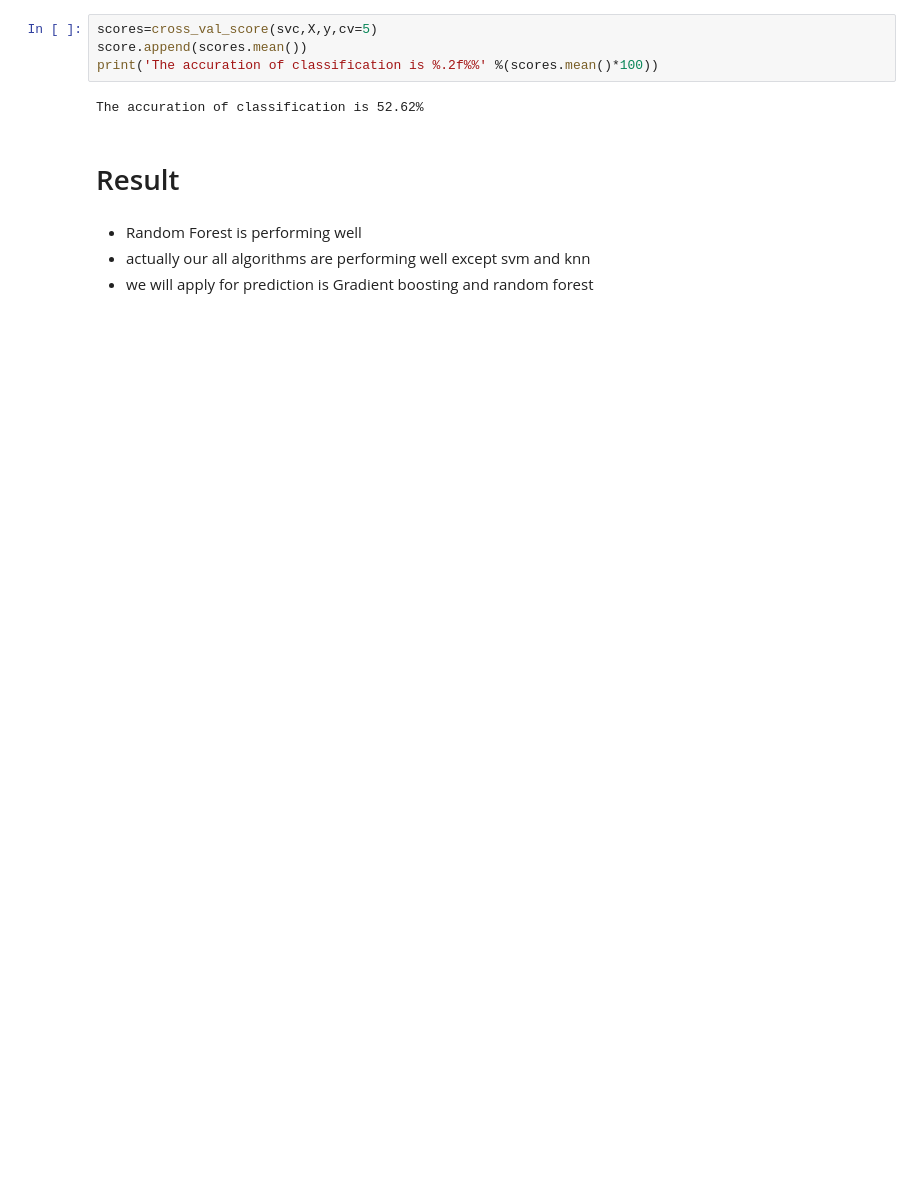
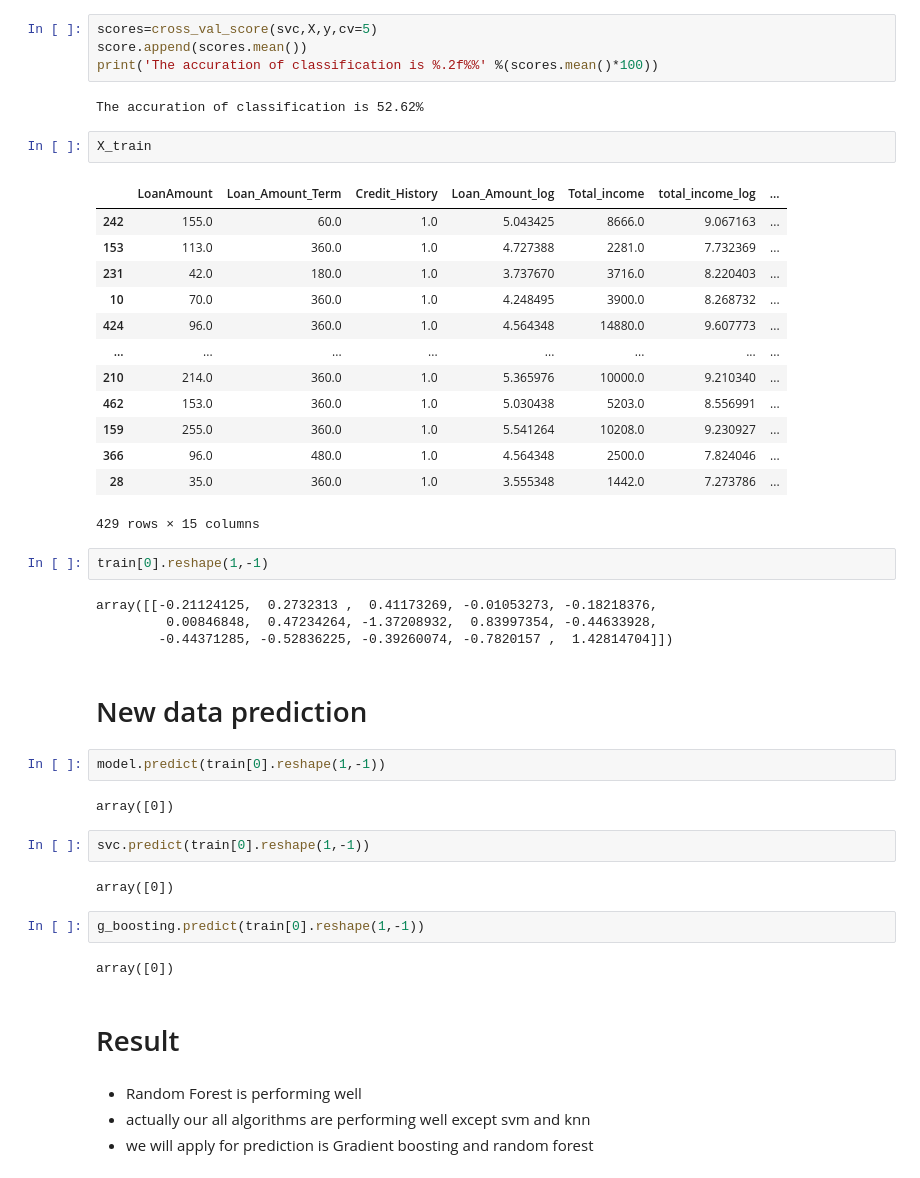
Before and after one commit to Rajesh1patil/Loan-Approval-Prediction, a Jupyter notebook: loan-approval-prediction.ipynb, the cells around one changed output. Drawn from its saved outputs; the diff is of its cells as text; blank space fills up the shorter version.

Commit message:
Kaggle Notebook | Loan Approval Prediction | Version 2

```diff
--- a/loan-approval-prediction.ipynb
+++ b/loan-approval-prediction.ipynb
@@ -585,6 +585,42 @@ score.append(scores.mean())
 print('The accuration of classification is %.2f%%' %(scores.mean()*100))
 # %% [output]
 The accuration of classification is 52.62%
+# %%
+X_train
+# %% [output]
+|  | LoanAmount | Loan_Amount_Term | Credit_History | Loan_Amount_log | Total_income | total_income_log | ... |
+| 242 | 155.0 | 60.0 | 1.0 | 5.043425 | 8666.0 | 9.067163 | ... |
+| 153 | 113.0 | 360.0 | 1.0 | 4.727388 | 2281.0 | 7.732369 | ... |
+| 231 | 42.0 | 180.0 | 1.0 | 3.737670 | 3716.0 | 8.220403 | ... |
+| 10 | 70.0 | 360.0 | 1.0 | 4.248495 | 3900.0 | 8.268732 | ... |
+| 424 | 96.0 | 360.0 | 1.0 | 4.564348 | 14880.0 | 9.607773 | ... |
+| ... | ... | ... | ... | ... | ... | ... | ... |
+| 210 | 214.0 | 360.0 | 1.0 | 5.365976 | 10000.0 | 9.210340 | ... |
+| 462 | 153.0 | 360.0 | 1.0 | 5.030438 | 5203.0 | 8.556991 | ... |
+| 159 | 255.0 | 360.0 | 1.0 | 5.541264 | 10208.0 | 9.230927 | ... |
+| 366 | 96.0 | 480.0 | 1.0 | 4.564348 | 2500.0 | 7.824046 | ... |
+| 28 | 35.0 | 360.0 | 1.0 | 3.555348 | 1442.0 | 7.273786 | ... |
+429 rows × 15 columns
+# %%
+train[0].reshape(1,-1)
+# %% [output]
+array([[-0.21124125,  0.2732313 ,  0.41173269, -0.01053273, -0.18218376,
+         0.00846848,  0.47234264, -1.37208932,  0.83997354, -0.44633928,
+        -0.44371285, -0.52836225, -0.39260074, -0.7820157 ,  1.42814704]])
+# %% [markdown]
+# New data prediction
+# %%
+model.predict(train[0].reshape(1,-1))
+# %% [output]
+array([0])
+# %%
+svc.predict(train[0].reshape(1,-1))
+# %% [output]
+array([0])
+# %%
+g_boosting.predict(train[0].reshape(1,-1))
+# %% [output]
+array([0])
 # %% [markdown]
 # Result
 # %% [markdown]
```
Also changed, not shown: parts of 9 cells of this notebook.
